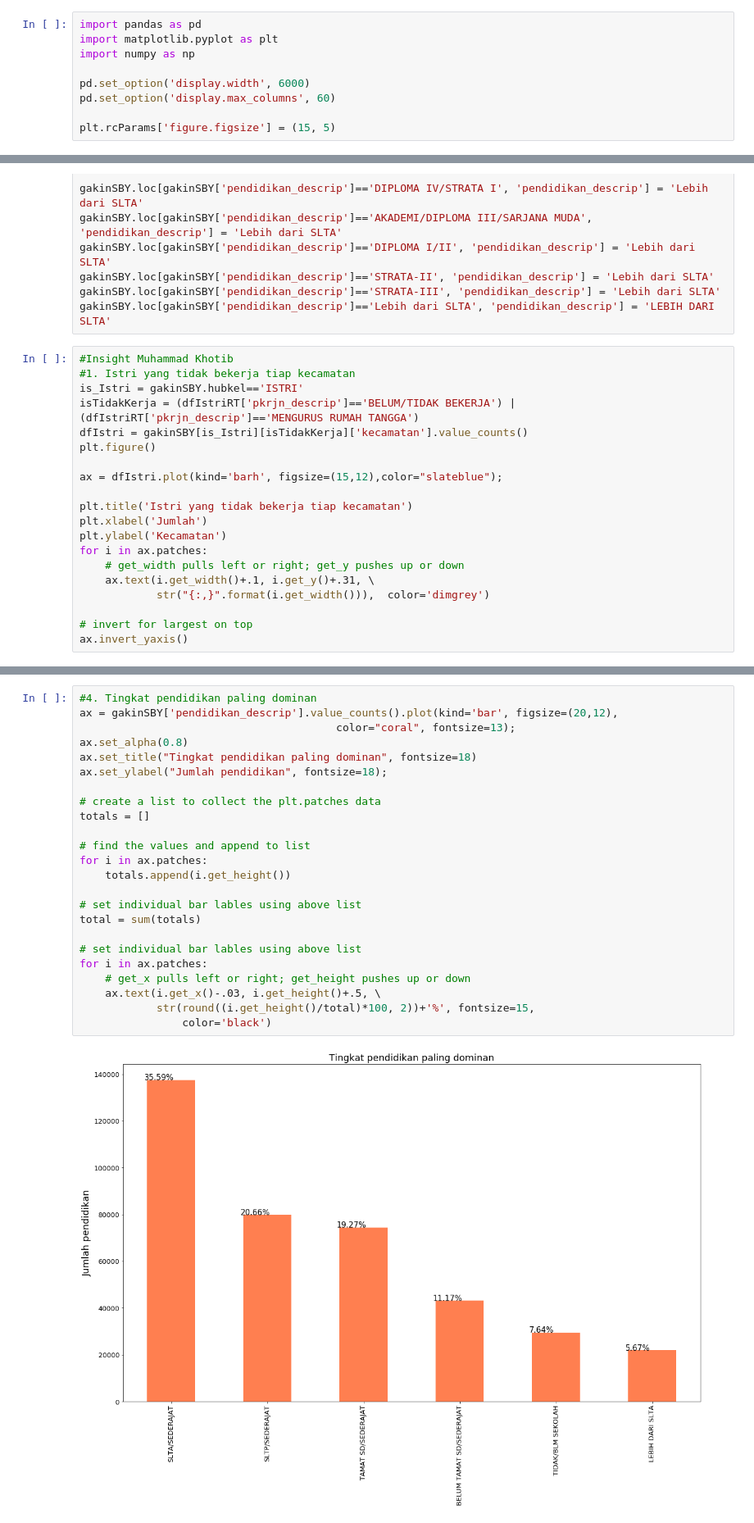
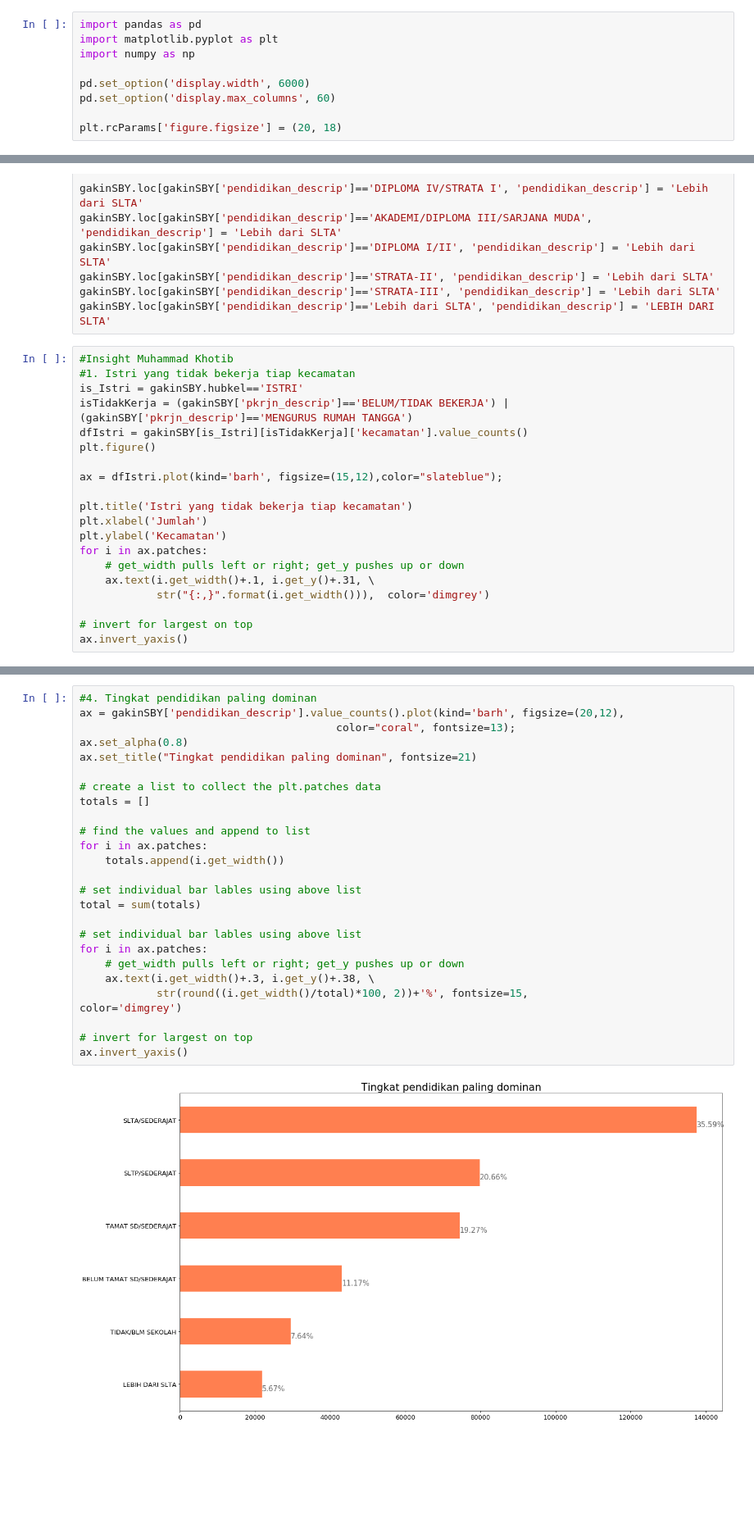
Before and after one commit to anggiemeythia/FPVisinf, a Jupyter notebook: Final Project Visualisasi Informasi 2.ipynb, the cells around one changed output, grey strips where cells are left out. Shown at 82% size. Cells and saved outputs as stored; diff of their text form; blank space fills up the shorter version.

```diff
--- a/Final Project Visualisasi Informasi 2.ipynb
+++ b/Final Project Visualisasi Informasi 2.ipynb
@@ -6,4 +6,4 @@ import numpy as np
 pd.set_option('display.width', 6000)
 pd.set_option('display.max_columns', 60)
 
-plt.rcParams['figure.figsize'] = (15, 5)
+plt.rcParams['figure.figsize'] = (20, 18)
@@ -23,7 +21,7 @@ gakinSBY.loc[gakinSBY['pendidikan_descrip']=='Lebih dari SLTA', 'pendidikan_desc
 #Insight Muhammad Khotib
 #1. Istri yang tidak bekerja tiap kecamatan
 is_Istri = gakinSBY.hubkel=='ISTRI'
-isTidakKerja = (dfIstriRT['pkrjn_descrip']=='BELUM/TIDAK BEKERJA') | (dfIstriRT['pkrjn_descrip']=='MENGURUS RUMAH TANGGA')
+isTidakKerja = (gakinSBY['pkrjn_descrip']=='BELUM/TIDAK BEKERJA') | (gakinSBY['pkrjn_descrip']=='MENGURUS RUMAH TANGGA')
 dfIstri = gakinSBY[is_Istri][isTidakKerja]['kecamatan'].value_counts()
 plt.figure()
 
@@ -83,30 +81,32 @@ ax.invert_yaxis()
 [figure]
 # %%
 #4. Tingkat pendidikan paling dominan
-ax = gakinSBY['pendidikan_descrip'].value_counts().plot(kind='bar', figsize=(20,12),
+ax = gakinSBY['pendidikan_descrip'].value_counts().plot(kind='barh', figsize=(20,12),
                                         color="coral", fontsize=13);
 ax.set_alpha(0.8)
-ax.set_title("Tingkat pendidikan paling dominan", fontsize=18)
-ax.set_ylabel("Jumlah pendidikan", fontsize=18);
+ax.set_title("Tingkat pendidikan paling dominan", fontsize=21)
 
 # create a list to collect the plt.patches data
 totals = []
 
 # find the values and append to list
 for i in ax.patches:
-    totals.append(i.get_height())
+    totals.append(i.get_width())
 
 # set individual bar lables using above list
 total = sum(totals)
 
 # set individual bar lables using above list
 for i in ax.patches:
-    # get_x pulls left or right; get_height pushes up or down
-    ax.text(i.get_x()-.03, i.get_height()+.5, \
-            str(round((i.get_height()/total)*100, 2))+'%', fontsize=15,
-                color='black')
+    # get_width pulls left or right; get_y pushes up or down
+    ax.text(i.get_width()+.3, i.get_y()+.38, \
+            str(round((i.get_width()/total)*100, 2))+'%', fontsize=15,
+color='dimgrey')
+
+# invert for largest on top
+ax.invert_yaxis()
 # %% [output]
-[figure, old version]
+[figure, new version]
 # %%
 #. Persentase istri yang bekerja
 isKerja = ~isTidakKerja
```
Also changed, not shown: parts of 8 cells of this notebook.
